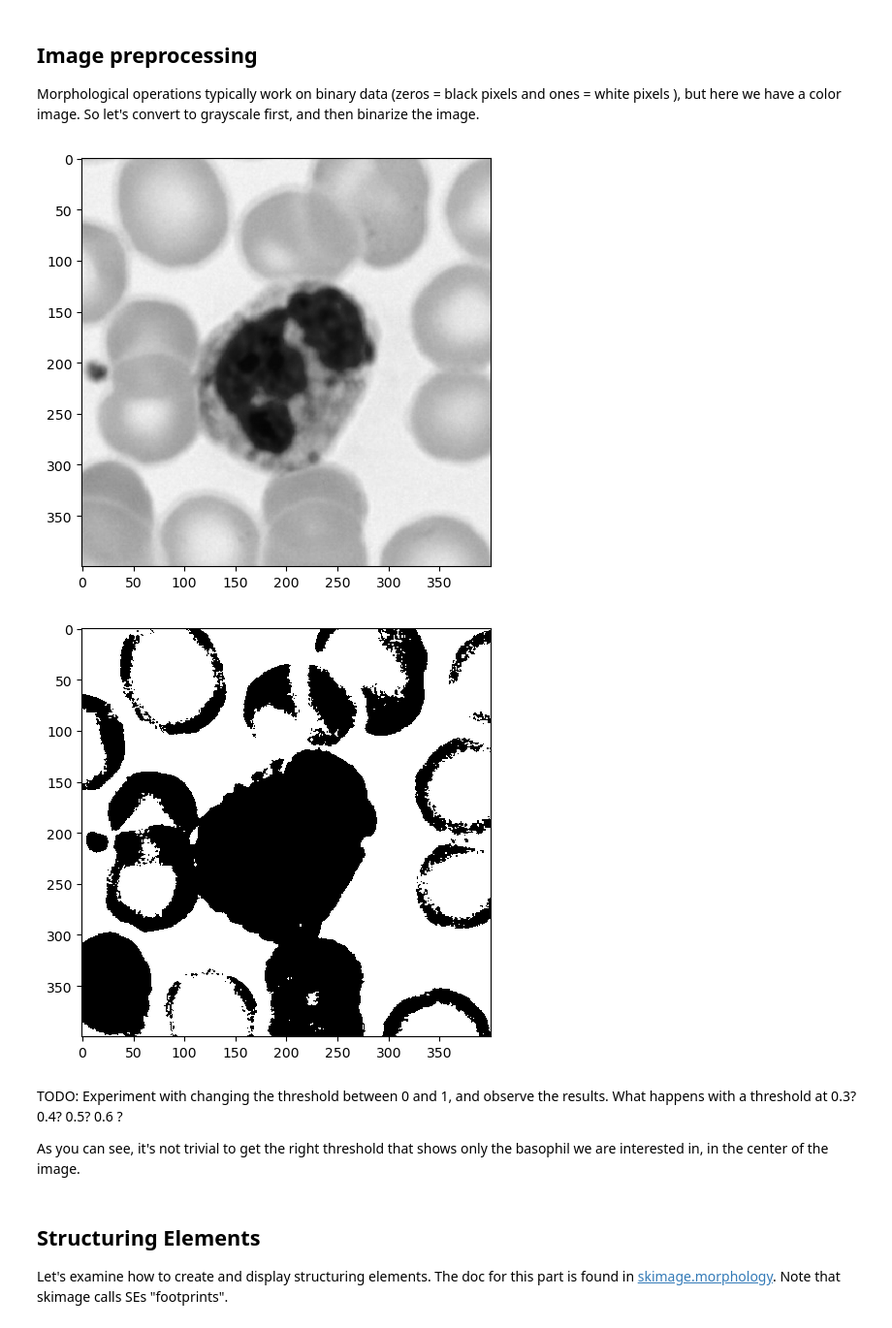
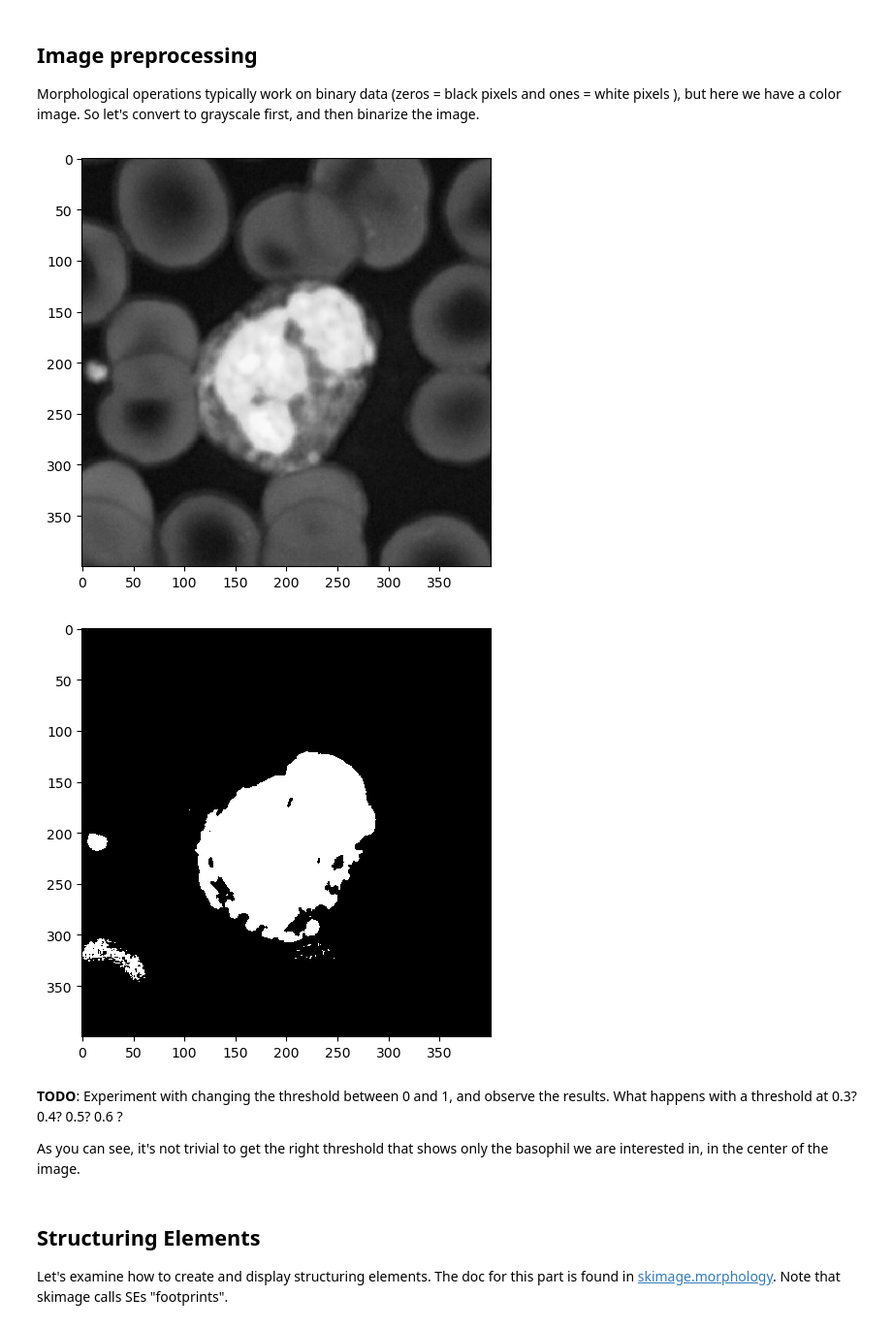
Before and after one commit to TranslationalML/course-image-analysis, a Jupyter notebook: module2/morphological_operations.ipynb, the cells around one changed output. Shown: that part at 97% size. Drawn from its saved outputs; the diff is of its cells as text; code cells hidden in the pictures.

```diff
--- a/module2/morphological_operations.ipynb
+++ b/module2/morphological_operations.ipynb
@@ -46,20 +47,21 @@ Morphological operations typically work on binary data (zeros = black pixels and
 # %%
 
 # Convert image to grayscale
 gray_img = color.rgb2gray(img)
+gray_img = invert(gray_img) # invert the image so that the cells are white
 io.imshow(gray_img)
 io.show()
 
 # Binarize the grayscale image with a threshold
-threshold = 0.7           # Experiment with this your desired threshold value
+threshold = 0.4          # Experiment with this your desired threshold value
 binary_img = gray_img > threshold
 io.imshow(binary_img)
 io.show()
 # %% [output]
-[figure, old version]
+[figure, new version]
-[figure, old version]
+[figure, new version]
 # %% [markdown]
-TODO: Experiment with changing the threshold between 0 and 1, and observe the results. What happens with a threshold at 0.3? 0.4? 0.5? 0.6 ?
+**TODO**: Experiment with changing the threshold between 0 and 1, and observe the results. What happens with a threshold at 0.3? 0.4? 0.5? 0.6 ?
 
 As you can see, it's not trivial to get the right threshold that shows only the basophil we are interested in, in the center of the image.
 # %% [markdown]
```
Also changed, not shown: parts of 11 cells of this notebook.
